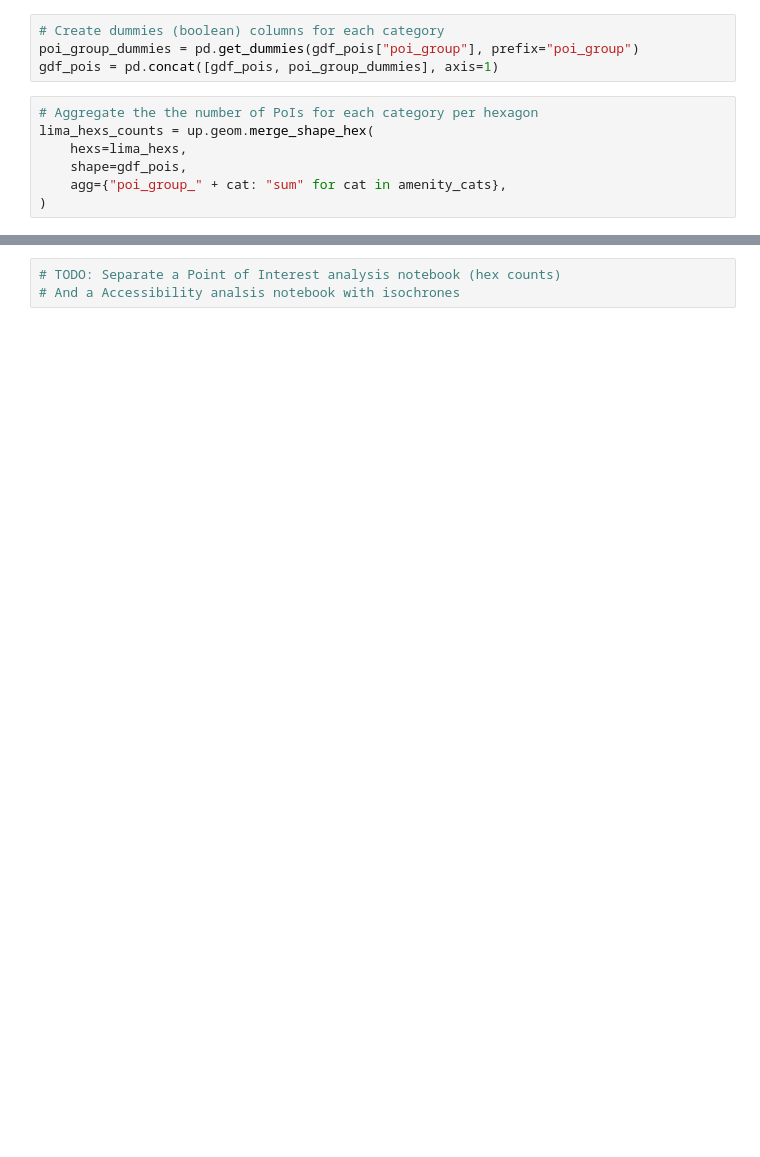
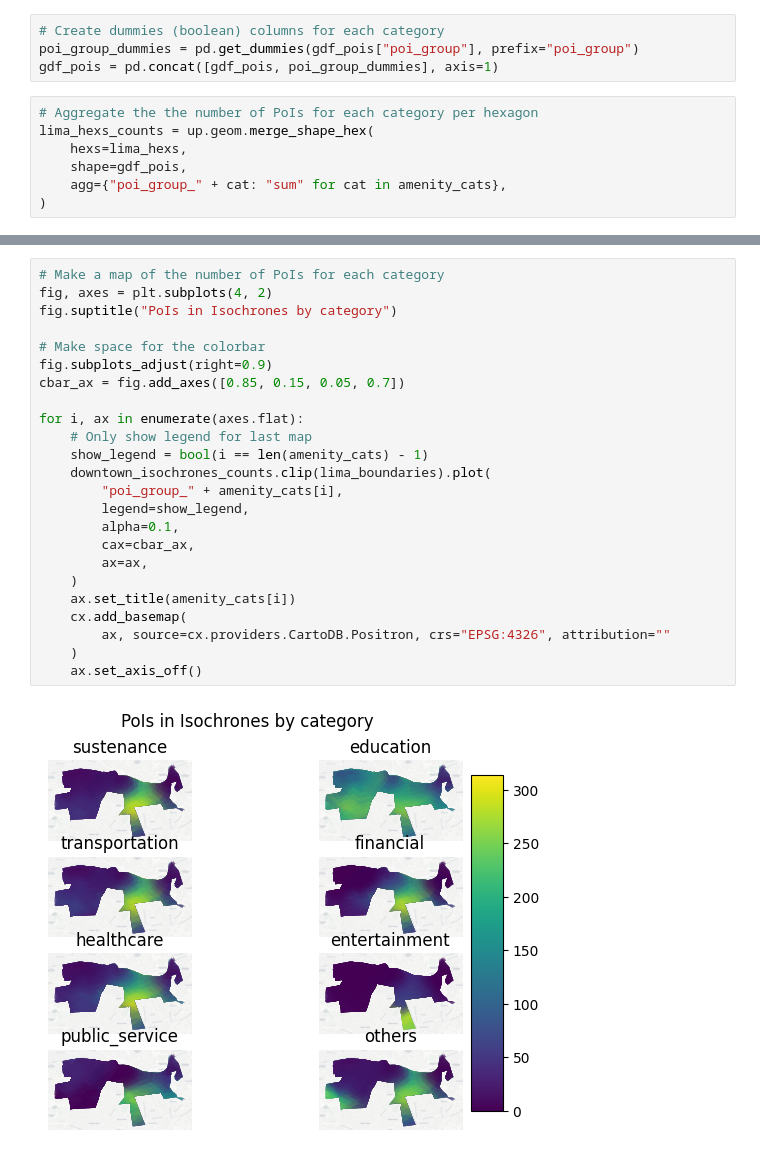
Before and after one commit to EL-BID/urbanpy, a Jupyter notebook: notebooks/UrbanServiceLevels.ipynb, the cells around one changed output, grey strips where cells are left out. Saved outputs shown, nothing was run; the diff lists cells and outputs as text; blank space fills up the shorter version.

```diff
--- a/notebooks/UrbanServiceLevels.ipynb
+++ b/notebooks/UrbanServiceLevels.ipynb
@@ -261,3 +241,26 @@ downtown_isochrones_counts.drop("geometry", axis=1).groupby(
-# %%
-# TODO: Separate a Point of Interest analysis notebook (hex counts)
-# And a Accessibility analsis notebook with isochrones
+# %%
+# Make a map of the number of PoIs for each category
+fig, axes = plt.subplots(4, 2)
+fig.suptitle("PoIs in Isochrones by category")
+
+# Make space for the colorbar
+fig.subplots_adjust(right=0.9)
+cbar_ax = fig.add_axes([0.85, 0.15, 0.05, 0.7])
+
+for i, ax in enumerate(axes.flat):
+    # Only show legend for last map
+    show_legend = bool(i == len(amenity_cats) - 1)
+    downtown_isochrones_counts.clip(lima_boundaries).plot(
+        "poi_group_" + amenity_cats[i],
+        legend=show_legend,
+        alpha=0.1,
+        cax=cbar_ax,
+        ax=ax,
+    )
+    ax.set_title(amenity_cats[i])
+    cx.add_basemap(
+        ax, source=cx.providers.CartoDB.Positron, crs="EPSG:4326", attribution=""
+    )
+    ax.set_axis_off()
+# %% [output]
+[figure, added]
```
Also changed, not shown: parts of 8 cells of this notebook.
